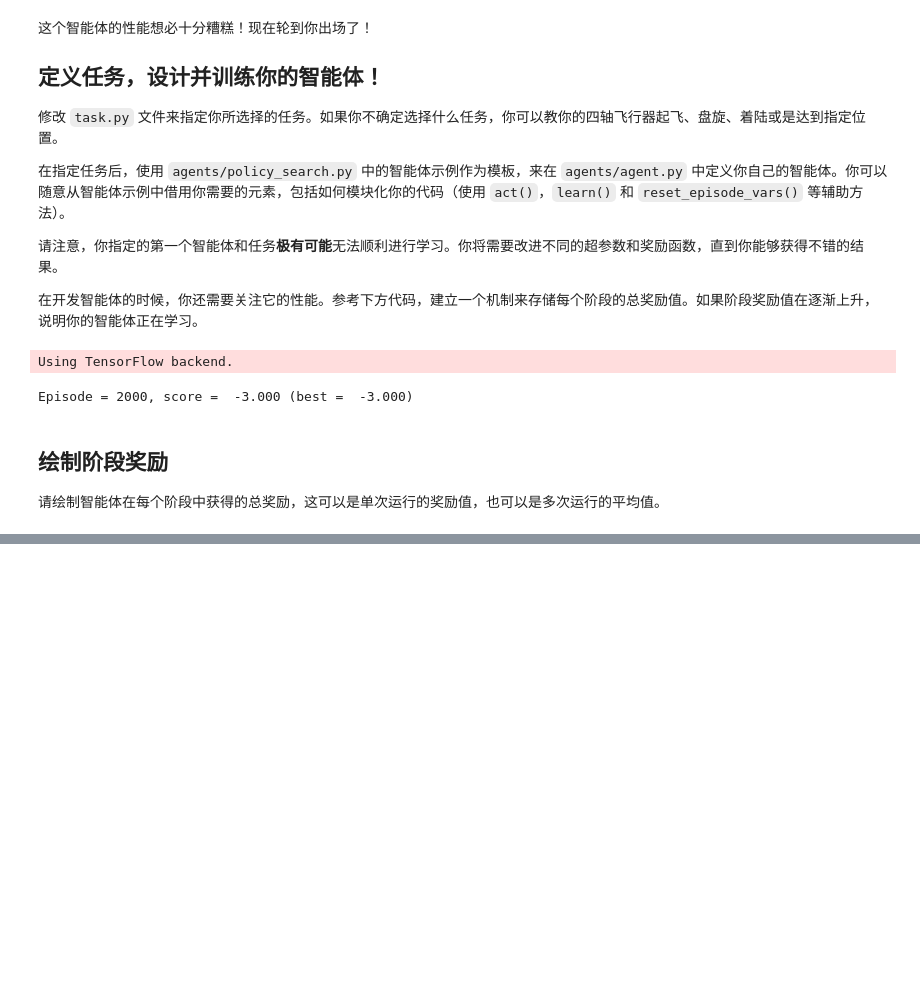
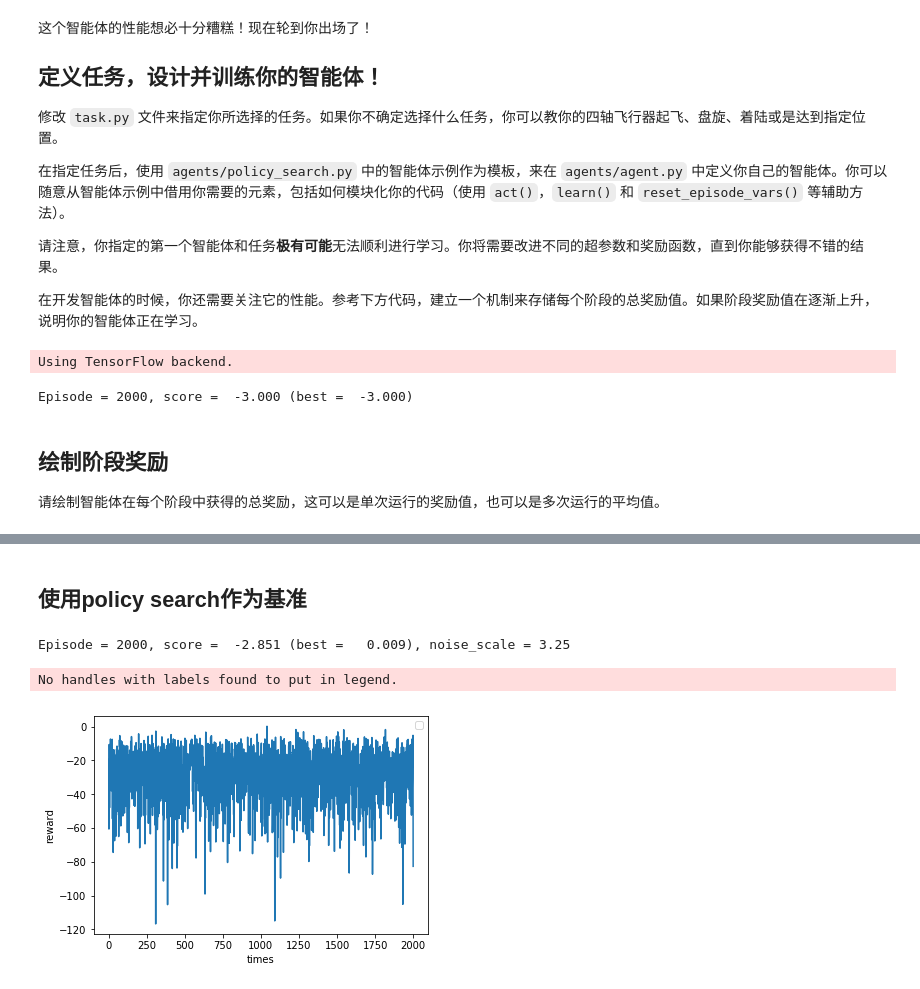
Before and after one commit to Rheasilvia/udacity_rl_quadcopter, a Jupyter notebook: Quadcopter_Project.ipynb, the cells around one changed output, grey strips where cells are left out. Drawn from its saved outputs; the diff is of its cells as text; code cells hidden in the pictures; blank space fills up the shorter version.

```diff
--- a/Quadcopter_Project.ipynb
+++ b/Quadcopter_Project.ipynb
@@ -282,3 +283,55 @@ No handles with labels found to put in legend.
+# %% [markdown]
+## 使用policy search作为基准
+# %%
+## 使用policy search作为基准
+import sys
+import pandas as pd
+from agents.policy_search import PolicySearch_Agent
+from task import Task
+
+num_episodes = 2000
+target_pos = np.array([0., 0., 10.])
+task = Task(target_pos=target_pos)
+agent = PolicySearch_Agent(task)
+
+fn = 'lanuch_data.txt'
+labels = ['time', 'x', 'y', 'z', 'phi', 'theta', 'psi', 'x_velocity',
+          'y_velocity', 'z_velocity', 'phi_velocity', 'theta_velocity',
+          'psi_velocity', 'rotor_speed1', 'rotor_speed2', 'rotor_speed3', 'rotor_speed4', 'episode', 'total_reward']
+base_results = { x : [] for x in labels }
+
+for i_episode in range(1, num_episodes+1):
+    state = agent.reset_episode() # start a new episode
+    while True:
+        action = agent.act(state)
+        next_state, reward, done = task.step(action)
+        agent.step(reward, done)
+        state = next_state
+        if done:
+            print("\rEpisode = {:4d}, score = {:7.3f} (best = {:7.3f}), noise_scale = {}".format(
+                i_episode, agent.score, agent.best_score, agent.noise_scale), end="")  # [debug]
+            data = [task.sim.time] + list(task.sim.pose) + list(task.sim.v) + \
+                          list(task.sim.angular_v) + list(action) + [i_episode] + [agent.total_reward]
+            for ii in range(len(labels)):
+                base_results[labels[ii]].append(data[ii])
+            break
+    sys.stdout.flush()
+# %% [output]
+Episode = 2000, score =  -2.851 (best =   0.009), noise_scale = 3.25
+# %%
+## TODO: Plot the rewards of base model.
+import matplotlib.pyplot as plt
+%matplotlib inline
+
+plt.plot(base_results['episode'], base_results['total_reward'])
+plt.legend()
+plt.ylabel('reward')
+plt.xlabel('times')
+_ = plt.ylim()
+plt.show()
+# %% [output]
+No handles with labels found to put in legend.
+[figure, added]
 # %% [markdown]
 ## 回顾
 
```
Also changed, not shown: parts of 9 cells of this notebook, 3 other files.
